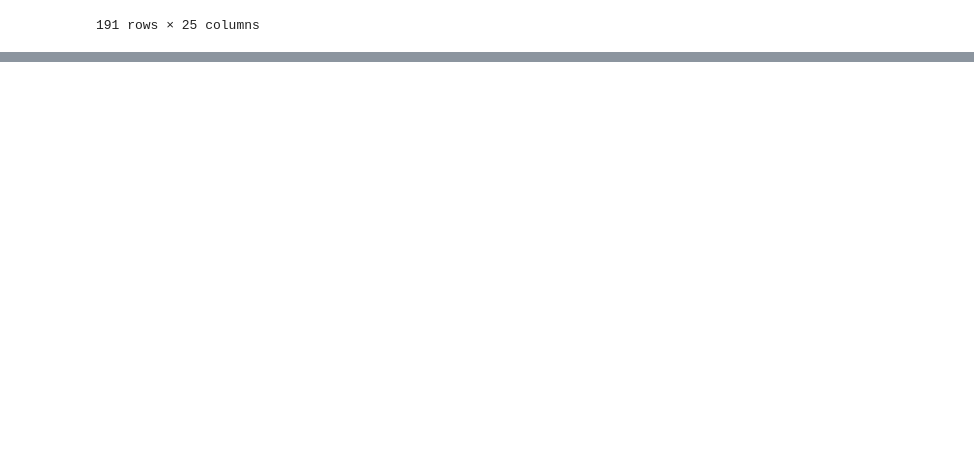
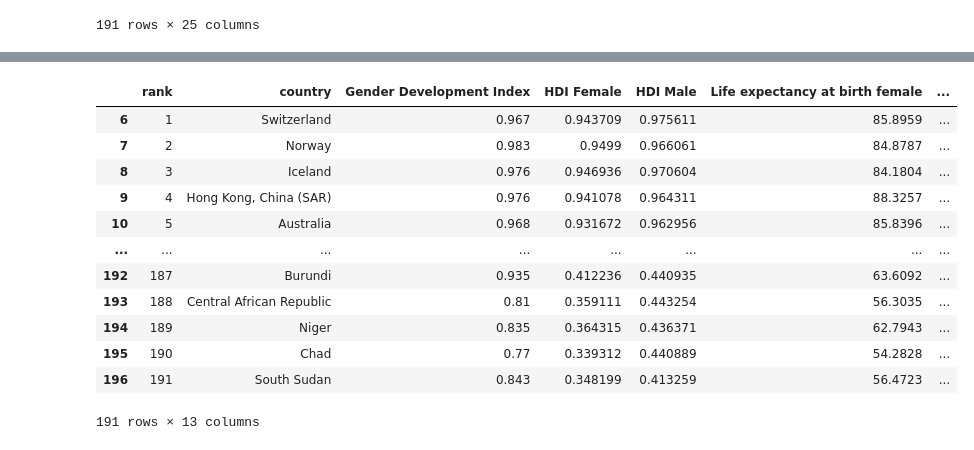
Before and after one commit to XiaoLiang28/vis, a Jupyter notebook: ps6.ipynb, the cells around one changed output, grey strips where cells are left out. Saved outputs shown, nothing was run; the diff lists cells and outputs as text; code cells hidden in the pictures; blank space fills up the shorter version.

```diff
--- a/ps6.ipynb
+++ b/ps6.ipynb
@@ -219,0 +193,2 @@ gd1 #still cannot rename
+# %%
+pd.set_option('display.max_columns', None)
@@ -220,3 +212,21 @@ gd1 #still cannot rename
+# %%
+gd2 = gd1.drop(['Unnamed: 3', 'Unnamed: 4', 'Unnamed: 5', 'Unnamed: 7', 'Unnamed: 9', 'Unnamed: 11', 'Unnamed: 13', 'Unnamed: 15', 'Unnamed: 17', 'Unnamed: 19', 'Unnamed: 21', 'Unnamed: 23'], axis=1)
+# %%
+gd2
+# %% [output]
+|  | rank | country | Gender Development Index | HDI Female | HDI Male | Life expectancy at birth female | ... |
+| 6 | 1 | Switzerland | 0.967 | 0.943709 | 0.975611 | 85.8959 | ... |
+| 7 | 2 | Norway | 0.983 | 0.9499 | 0.966061 | 84.8787 | ... |
+| 8 | 3 | Iceland | 0.976 | 0.946936 | 0.970604 | 84.1804 | ... |
+| 9 | 4 | Hong Kong, China (SAR) | 0.976 | 0.941078 | 0.964311 | 88.3257 | ... |
+| 10 | 5 | Australia | 0.968 | 0.931672 | 0.962956 | 85.8396 | ... |
+| ... | ... | ... | ... | ... | ... | ... | ... |
+| 192 | 187 | Burundi | 0.935 | 0.412236 | 0.440935 | 63.6092 | ... |
+| 193 | 188 | Central African Republic | 0.81 | 0.359111 | 0.443254 | 56.3035 | ... |
+| 194 | 189 | Niger | 0.835 | 0.364315 | 0.436371 | 62.7943 | ... |
+| 195 | 190 | Chad | 0.77 | 0.339312 | 0.440889 | 54.2828 | ... |
+| 196 | 191 | South Sudan | 0.843 | 0.348199 | 0.413259 | 56.4723 | ... |
+191 rows × 13 columns
 # %%
 #aok now works
 #from plotly.offline import init_notebook_mode, iplot
```
Also changed, not shown: parts of 27 cells of this notebook.
